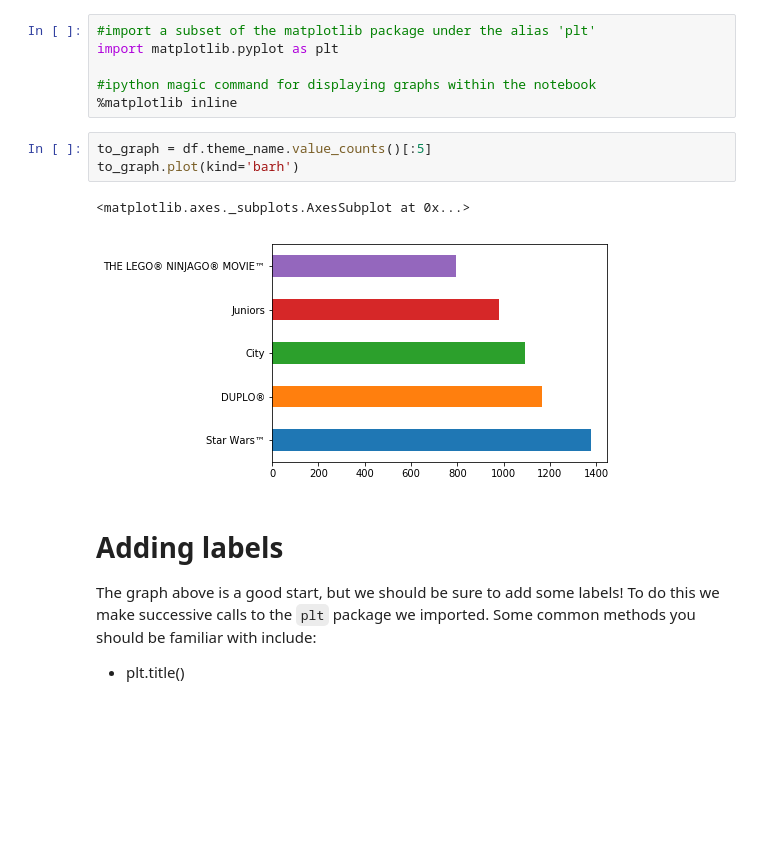
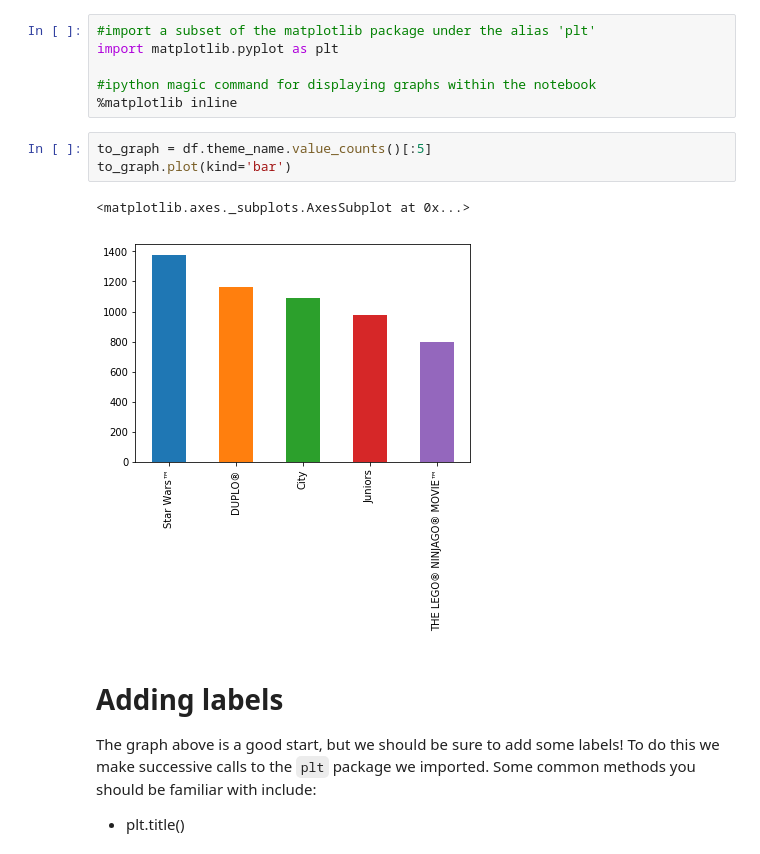
Before and after one commit to kevintheduu/dsc-1-01-08-your-first-data-science-codealong-seattle-ds-career-040119, a Jupyter notebook: index.ipynb, the cells around one changed output. Cells and saved outputs as stored; diff of their text form; blank space fills up the shorter version.

```diff
--- a/index.ipynb
+++ b/index.ipynb
@@ -428,10 +428,10 @@ import matplotlib.pyplot as plt
 %matplotlib inline
 # %%
 to_graph = df.theme_name.value_counts()[:5]
-to_graph.plot(kind='barh')
+to_graph.plot(kind='bar')
 # %% [output]
 <matplotlib.axes._subplots.AxesSubplot at 0x...>
-[figure, old version]
+[figure, new version]
 # %% [markdown]
 # Adding labels
 The graph above is a good start, but we should be sure to add some labels! To do this we make successive calls to the `plt` package we imported. Some common methods you should be familiar with include:
```
